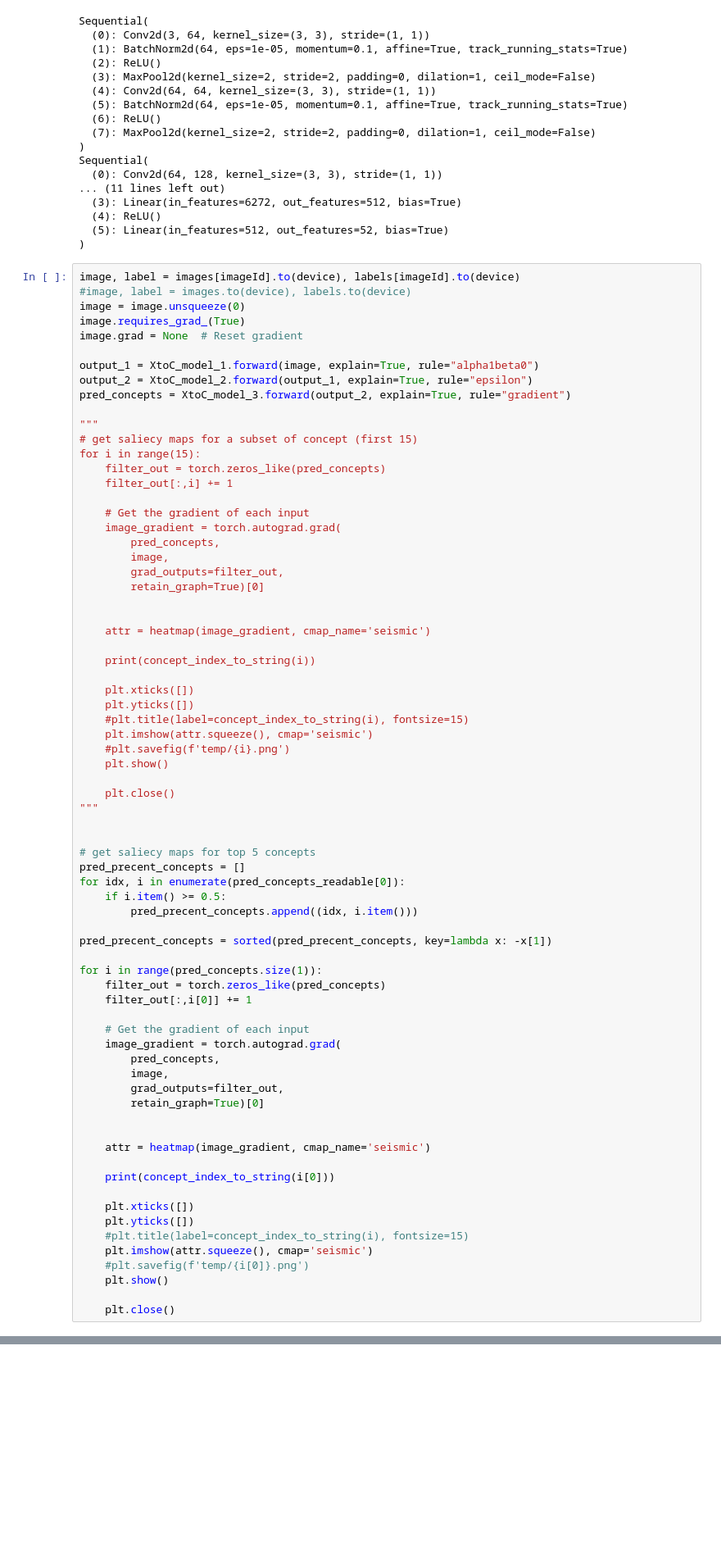
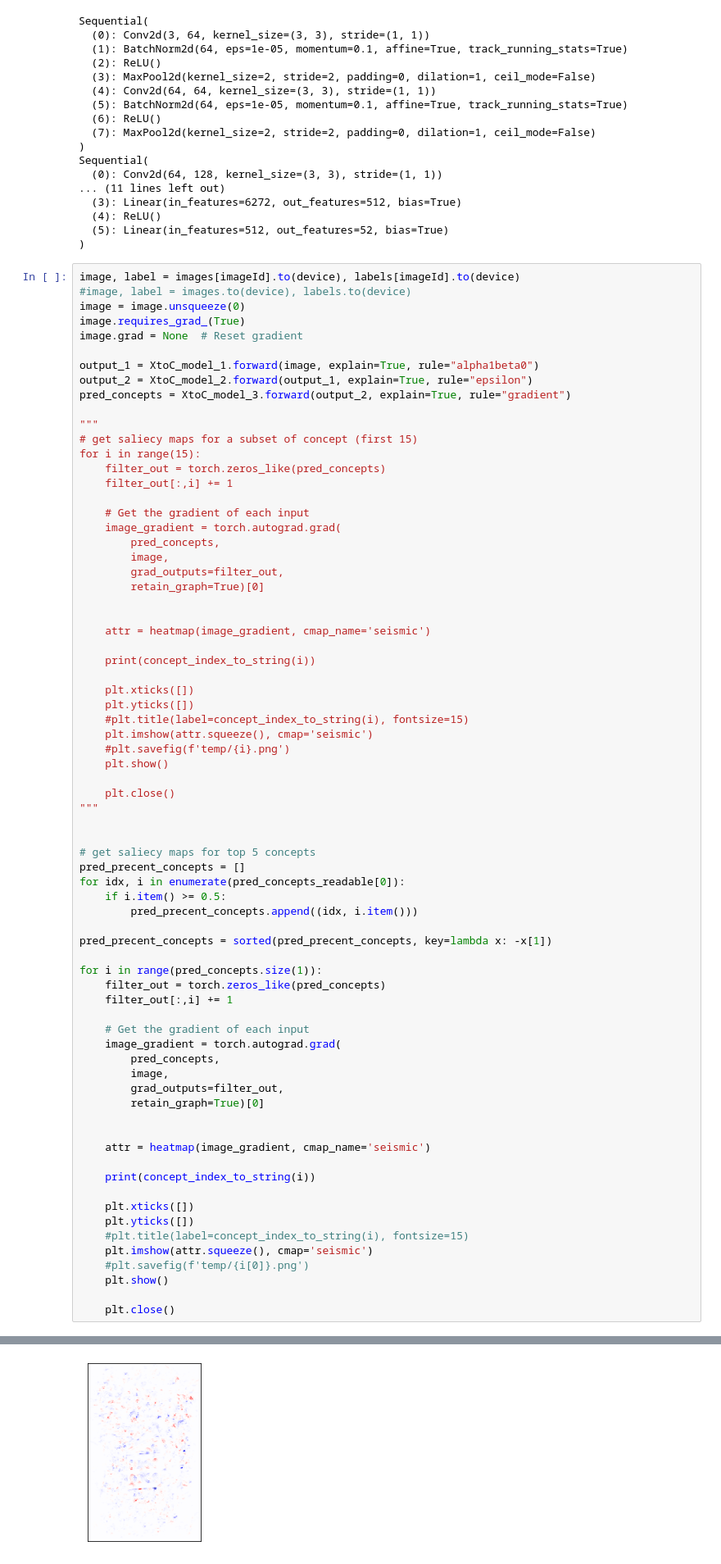
Before and after one commit to JackFurby/Playing-cards-CBM, a Jupyter notebook: playing_cards_concept_LRP.ipynb, the cells around one changed output, grey strips where cells are left out. Shown at 82% size. Cells and saved outputs as stored; diff of their text form; blank space fills up the shorter version.

```diff
--- a/playing_cards_concept_LRP.ipynb
+++ b/playing_cards_concept_LRP.ipynb
@@ -307,7 +303,7 @@ pred_precent_concepts = sorted(pred_precent_concepts, key=lambda x: -x[1])
 
 for i in range(pred_concepts.size(1)):
     filter_out = torch.zeros_like(pred_concepts)
-    filter_out[:,i[0]] += 1
+    filter_out[:,i] += 1
 
     # Get the gradient of each input
     image_gradient = torch.autograd.grad(
@@ -319,7 +315,7 @@ for i in range(pred_concepts.size(1)):
 
     attr = heatmap(image_gradient, cmap_name='seismic')
 
-    print(concept_index_to_string(i[0]))
+    print(concept_index_to_string(i))
 
     plt.xticks([])
     plt.yticks([])
@@ -333,0 +330 @@ TypeError: 'int' object is not subscriptable
+[figure, added]
```
Also changed, not shown: parts of 6 cells of this notebook, 2 other files.
